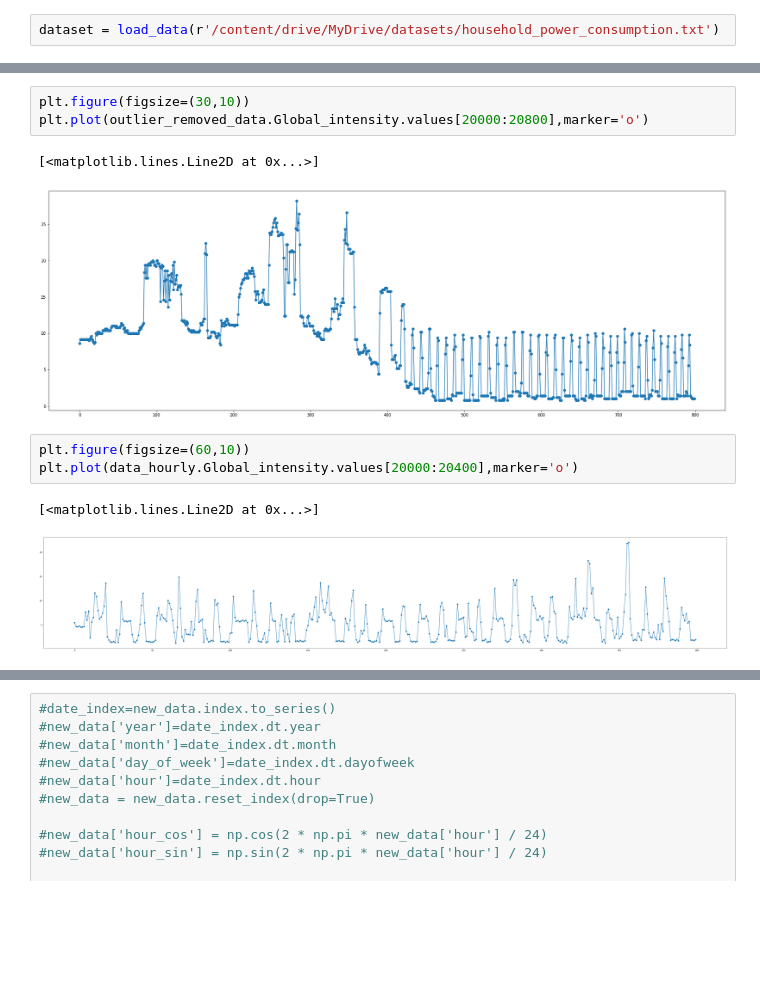
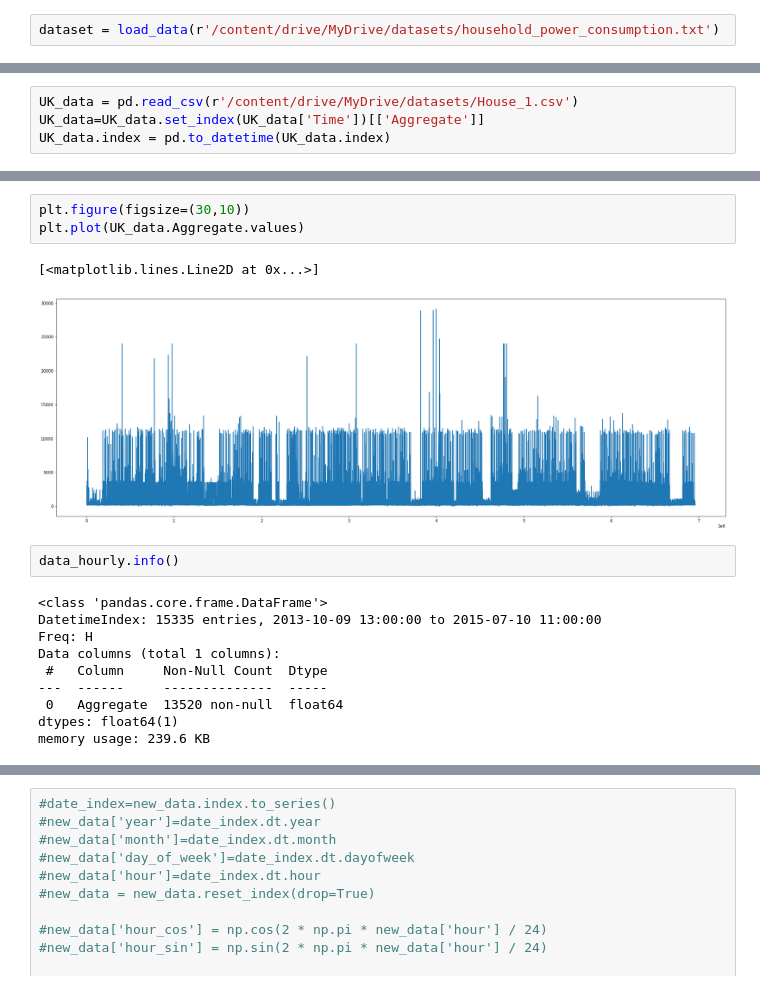
Before and after one commit to chandank21/Electrical-Household-Load-Forecasting, a Jupyter notebook: Load_Forecasting_using_RNN.ipynb, the cells around one changed output, grey strips where cells are left out. Drawn from its saved outputs; the diff is of its cells as text; blank space fills up the shorter version.

```diff
--- a/Load_Forecasting_using_RNN.ipynb
+++ b/Load_Forecasting_using_RNN.ipynb
@@ -101 +110,5 @@ train_input.shape,test_input.shape,train_target.shape,test_target.shape
+# %%
+UK_data = pd.read_csv(r'/content/drive/MyDrive/datasets/House_1.csv')
+UK_data=UK_data.set_index(UK_data['Time'])[['Aggregate']]
+UK_data.index = pd.to_datetime(UK_data.index)
 # %%
@@ -123,12 +124,18 @@ plt.hist(outlier_removed_data.Global_intensity.values)
 # %%
 plt.figure(figsize=(30,10))
-plt.plot(outlier_removed_data.Global_intensity.values[20000:20800],marker='o')
+plt.plot(UK_data.Aggregate.values)
 # %% [output]
 [<matplotlib.lines.Line2D at 0x...>]
-[figure, old version]
+[figure, new version]
-# %%
-plt.figure(figsize=(60,10))
-plt.plot(data_hourly.Global_intensity.values[20000:20400],marker='o')
-# %% [output]
-[<matplotlib.lines.Line2D at 0x...>]
-[figure, removed]
+# %%
+data_hourly.info()
+# %% [output]
+<class 'pandas.core.frame.DataFrame'>
+DatetimeIndex: 15335 entries, 2013-10-09 13:00:00 to 2015-07-10 11:00:00
+Freq: H
+Data columns (total 1 columns):
+ #   Column     Non-Null Count  Dtype
+---  ------     --------------  -----
+ 0   Aggregate  13520 non-null  float64
+dtypes: float64(1)
+memory usage: 239.6 KB
```
Also changed, not shown: parts of 26 cells of this notebook.
